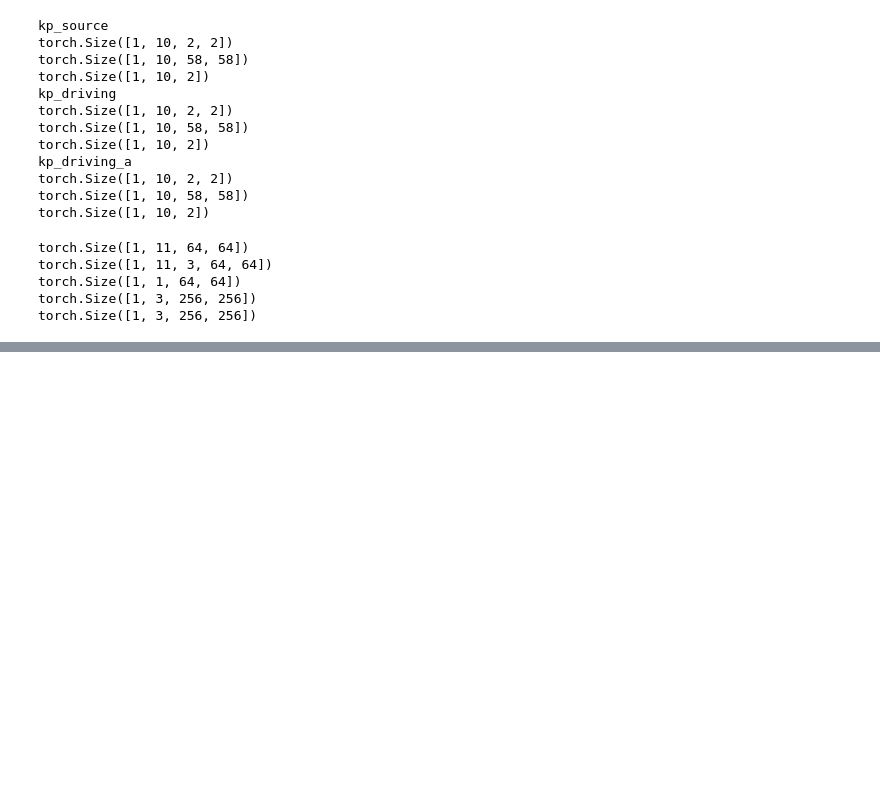
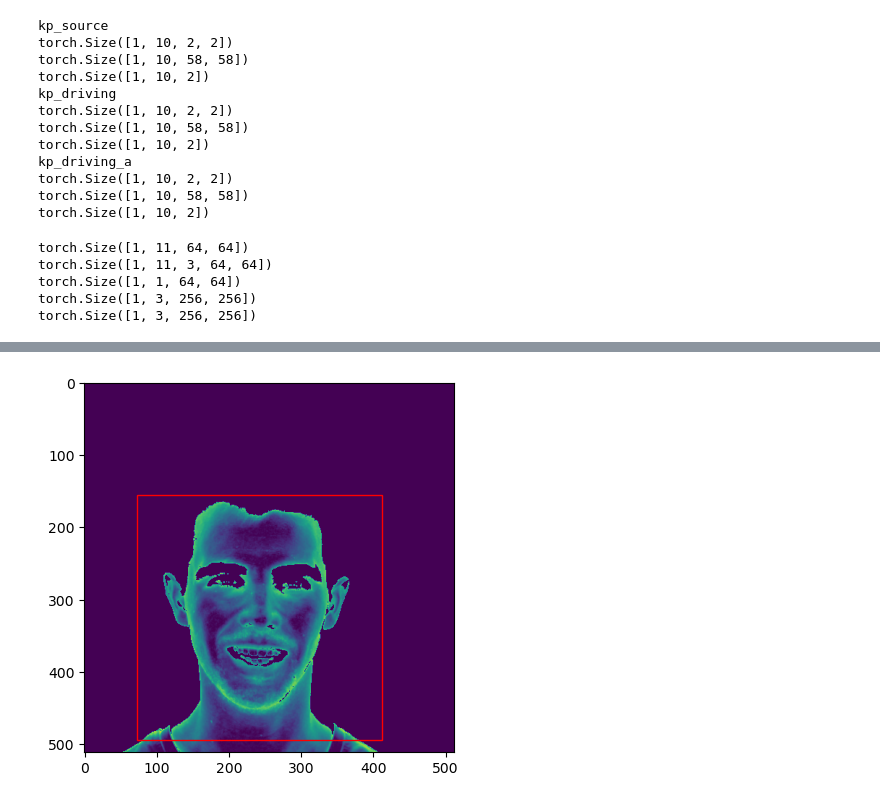
Before and after one commit to cxnam-vnuhcmus/TalkingHeadProject, a Jupyter notebook: Test.ipynb, the cells around one changed output, grey strips where cells are left out. Saved outputs shown, nothing was run; the diff lists cells and outputs as text; code cells hidden in the pictures; blank space fills up the shorter version.

Commit message:
Audio 2 Gray Img

```diff
--- a/Test.ipynb
+++ b/Test.ipynb
@@ -406,0 +406,26 @@ plt.imshow(img)
+# %%
+import cv2
+import matplotlib.pyplot as plt
+import matplotlib.patches as patches
+import numpy as np
+import json
+
+file_path = '/root/Datasets/Features/M003/images/happy/level_1/00001/00010.jpg'
+image = cv2.imread(file_path)
+image_gray = cv2.cvtColor(image, cv2.COLOR_BGR2GRAY)
+ret, thresh = cv2.threshold(image_gray, 100, 255, cv2.THRESH_BINARY)
+image_copy = image.copy()
+image_copy = image_copy[:,:,2] * thresh
+
+lm_path = file_path.replace('images', 'landmarks74')
+lm_path = lm_path.replace('jpg', 'json')
+with open(lm_path, 'rt') as f:
+    lm_data = json.load(f)
+    lm_bb = lm_data['bb']
+fig, ax = plt.subplots()
+ax.imshow(image_copy)
+rect = patches.Rectangle((lm_bb[0],lm_bb[1]), lm_bb[2]-lm_bb[0], lm_bb[3] - lm_bb[1], linewidth=1, edgecolor='r', facecolor='none')
+ax.add_patch(rect)
+plt.show()
+# %% [output]
+[figure, added]
```
Also changed, not shown: parts of 8 cells of this notebook, 17 other files.
